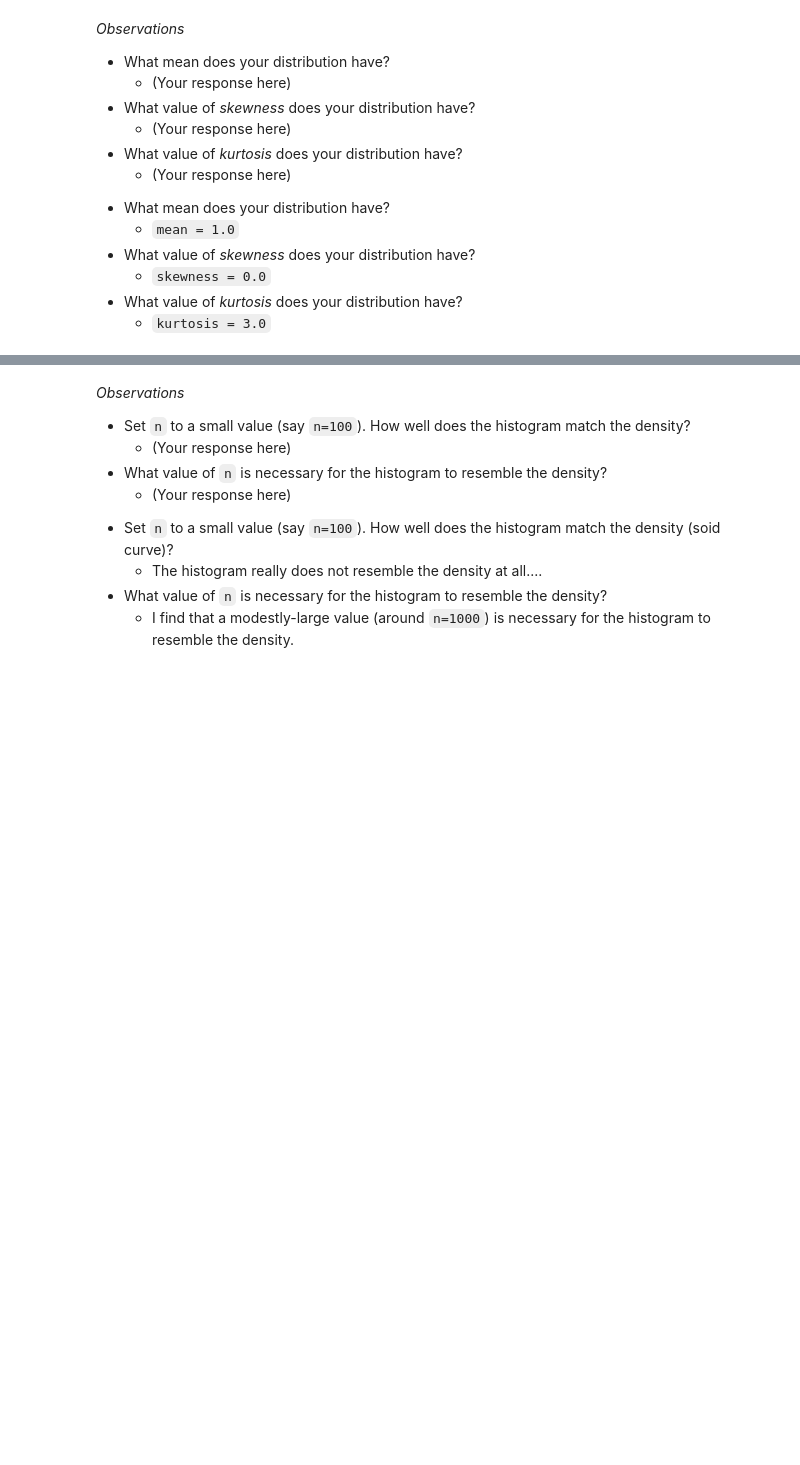
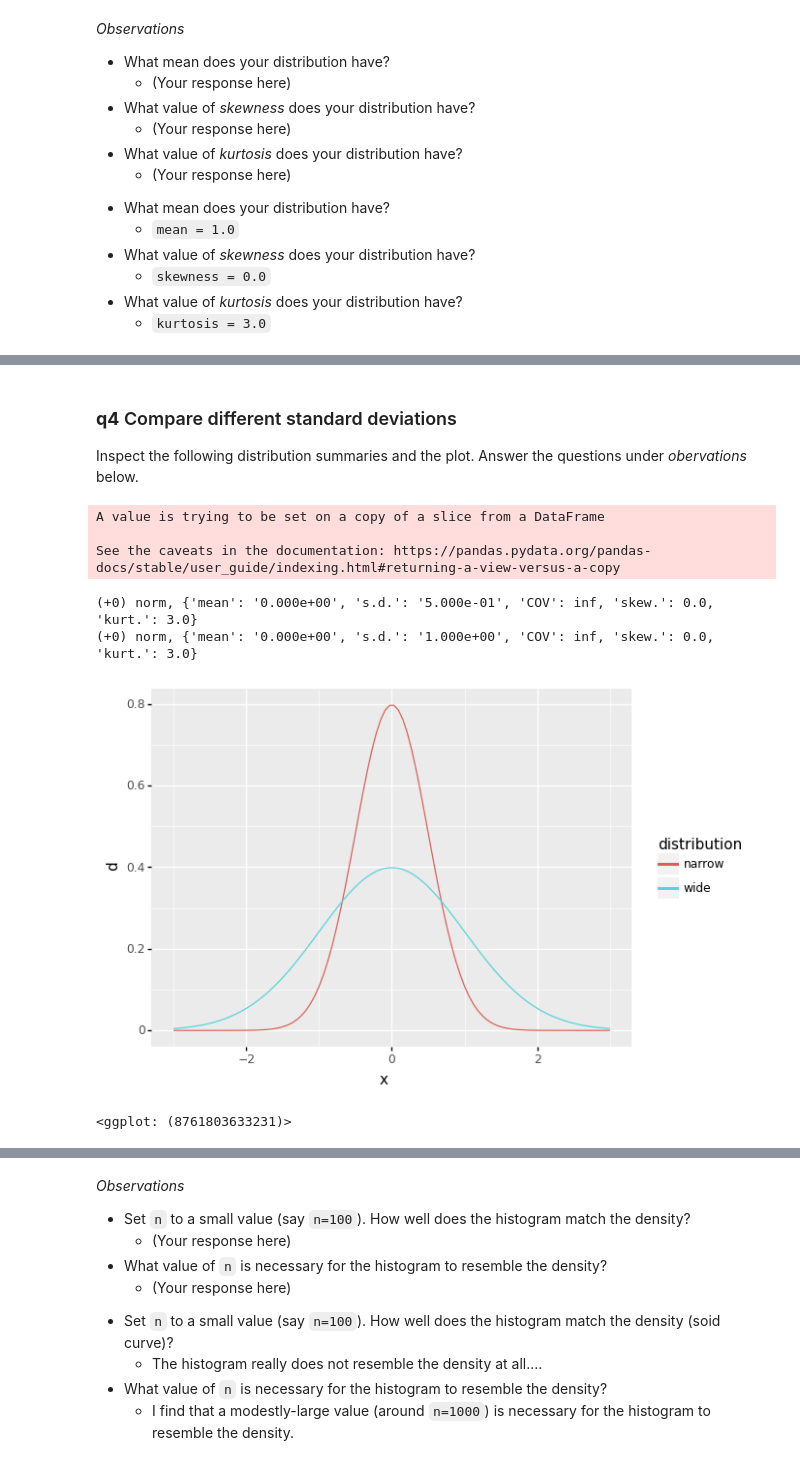
Before and after one commit to zdelrosario/evc-course, a Jupyter notebook: exercises/e-stat04-distributions-master.ipynb, the cells around one changed output, grey strips where cells are left out. Drawn from its saved outputs; the diff is of its cells as text; code cells hidden in the pictures; blank space fills up the shorter version.

```diff
--- a/exercises/e-stat04-distributions-master.ipynb
+++ b/exercises/e-stat04-distributions-master.ipynb
@@ -241,0 +279,37 @@ Note that the distribution summary also reports the *coefficient of variation* (
+# %% [markdown]
+### __q4__ Compare different standard deviations
+
+Inspect the following distribution summaries and the plot. Answer the questions under *obervations* below.
+# %%
+## NOTE: No need to edit; this will plot your distribution
+mg_narrow = gr.marg_mom("norm", mean=0, sd=0.5)
+mg_wide = gr.marg_mom("norm", mean=0, sd=1.0)
+
+## Print the summaries
+print(mg_narrow)
+print(mg_wide)
+
+## Visualize the distributions
+(
+    gr.df_make(x=gr.linspace(-3, 3, 100))
+    >> gr.tf_mutate(
+        d_narrow=mg_narrow.d(DF.x),
+        d_wide=mg_wide.d(DF.x),
+    )
+    >> gr.tf_pivot_longer(
+        columns=["d_narrow", "d_wide"],
+        names_to=[".value", "distribution"],
+        names_sep="_",
+    )
+
+    >> gr.ggplot(gr.aes("x", "d", color="distribution"))
+    + gr.geom_line()
+)
+# %% [output]
+A value is trying to be set on a copy of a slice from a DataFrame
+
+See the caveats in the documentation: https://pandas.pydata.org/pandas-docs/stable/user_guide/indexing.html#returning-a-view-versus-a-copy
+(+0) norm, {'mean': '0.000e+00', 's.d.': '5.000e-01', 'COV': inf, 'skew.': 0.0, 'kurt.': 3.0}
+(+0) norm, {'mean': '0.000e+00', 's.d.': '1.000e+00', 'COV': inf, 'skew.': 0.0, 'kurt.': 3.0}
+[figure, added]
+<ggplot: (8761803633231)>
```
Also changed, not shown: parts of 33 cells of this notebook.
